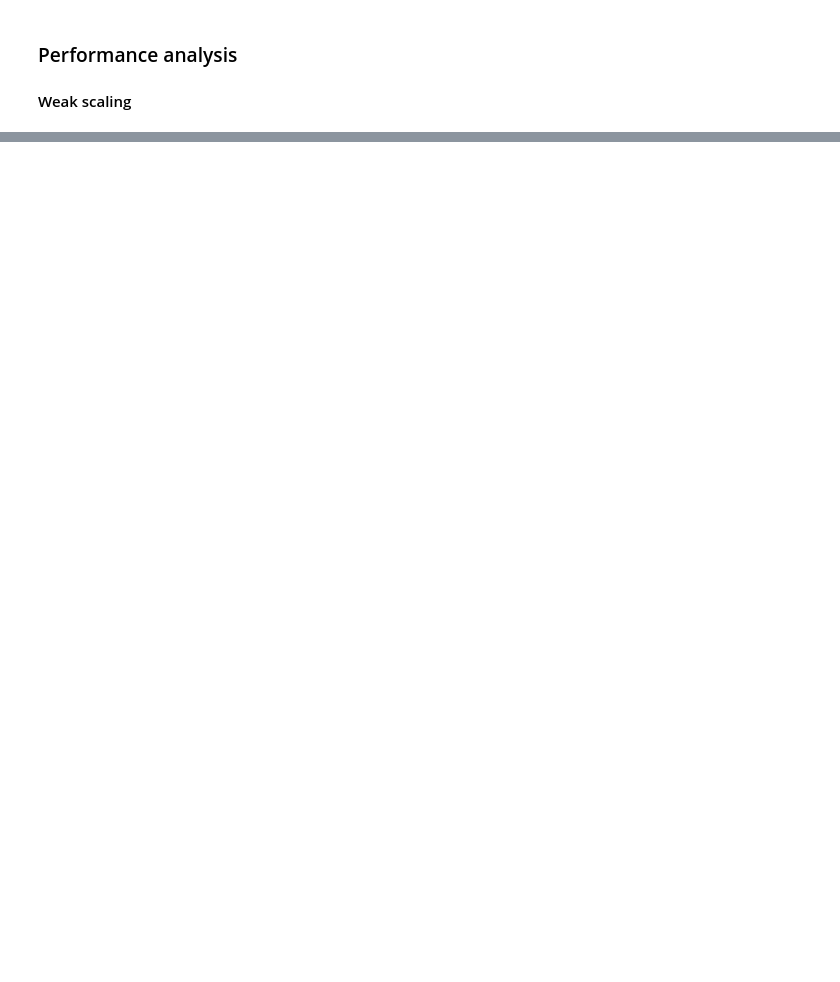
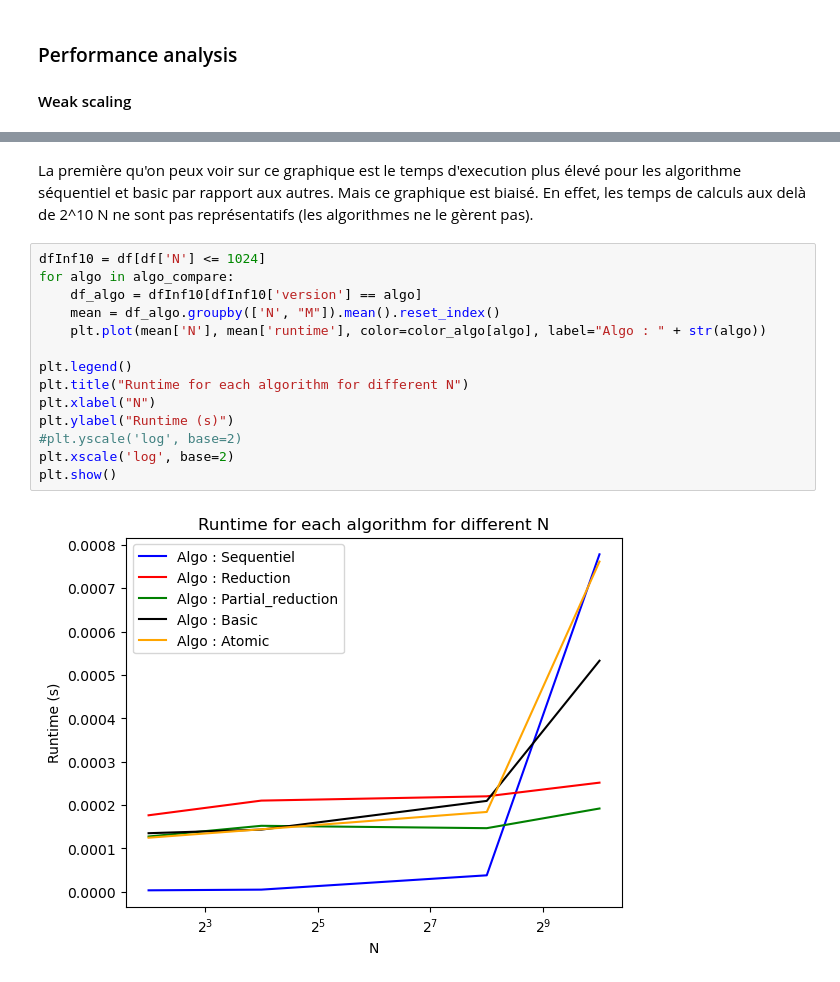
Before and after one commit to fitz35/TP2-CUDA, a Jupyter notebook: src/cuda/part2/openmp_tp_part-2.ipynb, the cells around one changed output, grey strips where cells are left out. Saved outputs shown, nothing was run; the diff lists cells and outputs as text; blank space fills up the shorter version.

```diff
--- a/src/cuda/part2/openmp_tp_part-2.ipynb
+++ b/src/cuda/part2/openmp_tp_part-2.ipynb
@@ -124,0 +110,18 @@ No artists with labels found to put in legend.  Note that artists whose label st
+# %% [markdown]
+La première qu'on peux voir sur ce graphique est le temps d'execution plus élevé pour les algorithme séquentiel et basic par rapport aux autres. Mais ce graphique est biaisé. En effet, les temps de calculs aux delà de 2^10 N ne sont pas représentatifs (les algorithmes ne le gèrent pas).
+# %%
+dfInf10 = df[df['N'] <= 1024]
+for algo in algo_compare:
+    df_algo = dfInf10[dfInf10['version'] == algo]
+    mean = df_algo.groupby(['N', "M"]).mean().reset_index()
+    plt.plot(mean['N'], mean['runtime'], color=color_algo[algo], label="Algo : " + str(algo))
+
+plt.legend()
+plt.title("Runtime for each algorithm for different N")
+plt.xlabel("N")
+plt.ylabel("Runtime (s)")
+#plt.yscale('log', base=2)
+plt.xscale('log', base=2)
+plt.show()
+# %% [output]
+[figure, added]
```
Also changed, not shown: parts of 8 cells of this notebook, 14 other files.
